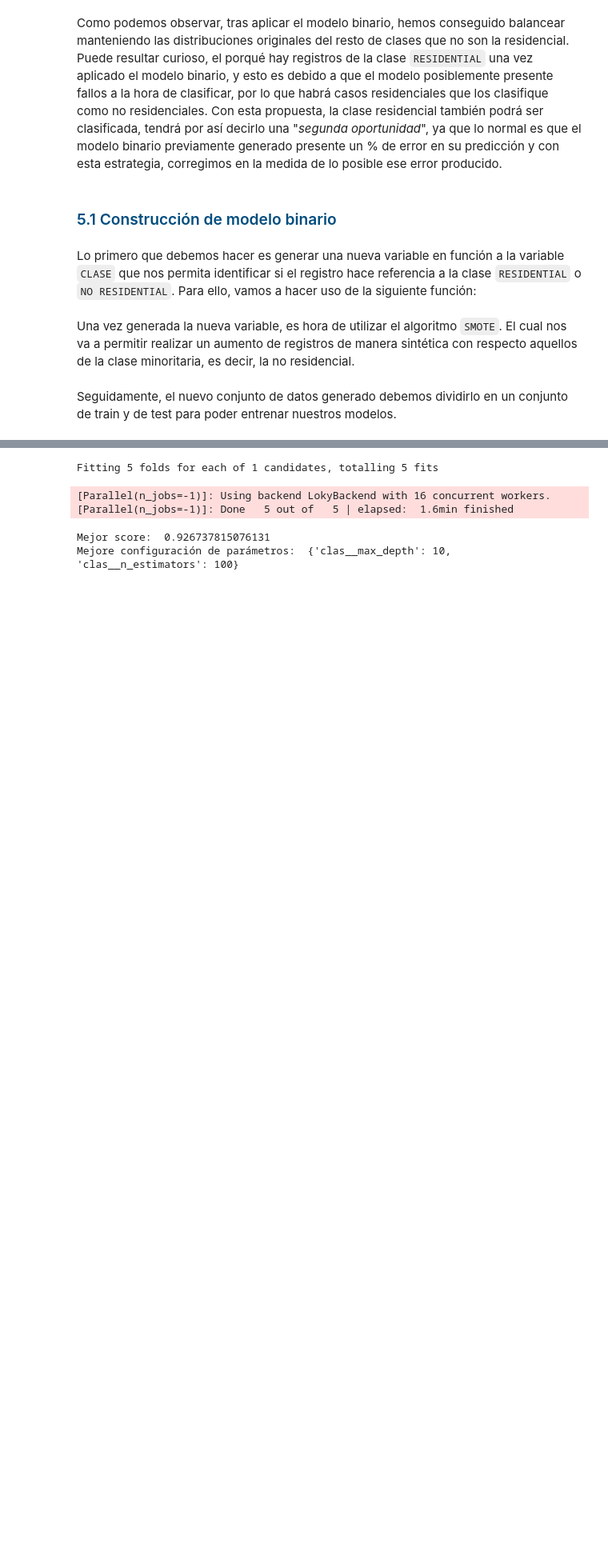
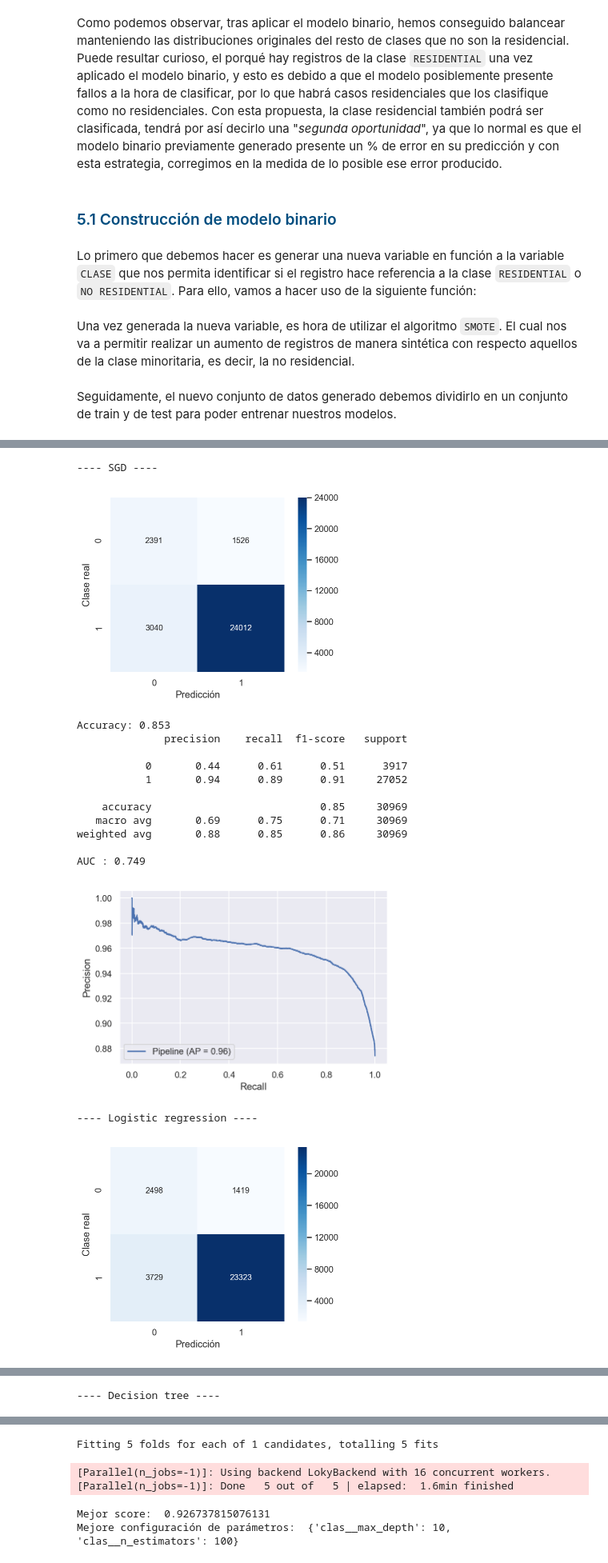
Before and after one commit to cifucg/minsait_land_classification, a Jupyter notebook: Analisis Exploratorio (FINAL).ipynb, the cells around one changed output, grey strips where cells are left out. Shown at 80% size. Cells and saved outputs as stored; diff of their text form; code cells hidden in the pictures; blank space fills up the shorter version.

```diff
--- a/Analisis Exploratorio (FINAL).ipynb
+++ b/Analisis Exploratorio (FINAL).ipynb
@@ -793,0 +958,37 @@ Además, los parámetros que hemos incluido en cada uno de los _GridSearchCV_ so
+# %%
+for m in models:
+    print(f'---- \033[1m{m}\033[0m ----')
+    estimator = results[m]['estimator']
+    y_pred = estimator.predict(X_test)
+    show_results(y_test, y_pred)
+    if (m in ['Decision tree', 'Random forest', 'Xgboost']):
+        # Extrae las importancias
+        importances = estimator['clas'].feature_importances_
+        # Extrae los índices ordenados de menor a mayor
+        ranking = np.argsort(importances)
+
+        #Ahora que hemos obtenido las importancias de las variables y su ranking, vamos a dibujarlo
+        plt.figure(figsize=(28,20))
+        plt.title(f"Ranking de importancias de las variables con {m}")
+        plt.barh(range(df_modelar.shape[1]-2), importances[ranking],color=sns.diverging_palette(220, 20, n=55),align='center')
+        plt.yticks(range(df_modelar.shape[1]-2), X.columns[ranking], fontsize=9)
+        plt.show()
+    plot_precision_recall_curve(estimator, X_test, y_test)
+    plt.show();
+# %% [output]
+---- SGD ----
+[figure, added]
+Accuracy: 0.853
+              precision    recall  f1-score   support
+
+           0       0.44      0.61      0.51      3917
+           1       0.94      0.89      0.91     27052
+
+    accuracy                           0.85     30969
+   macro avg       0.69      0.75      0.71     30969
+weighted avg       0.88      0.85      0.86     30969
+
+AUC : 0.749
+[figure, added]
+---- Logistic regression ----
+[figure, added]
@@ -793,0 +1007 @@ Además, los parámetros que hemos incluido en cada uno de los _GridSearchCV_ so
+---- Decision tree ----
```
Also changed, not shown: parts of 17 cells of this notebook.
